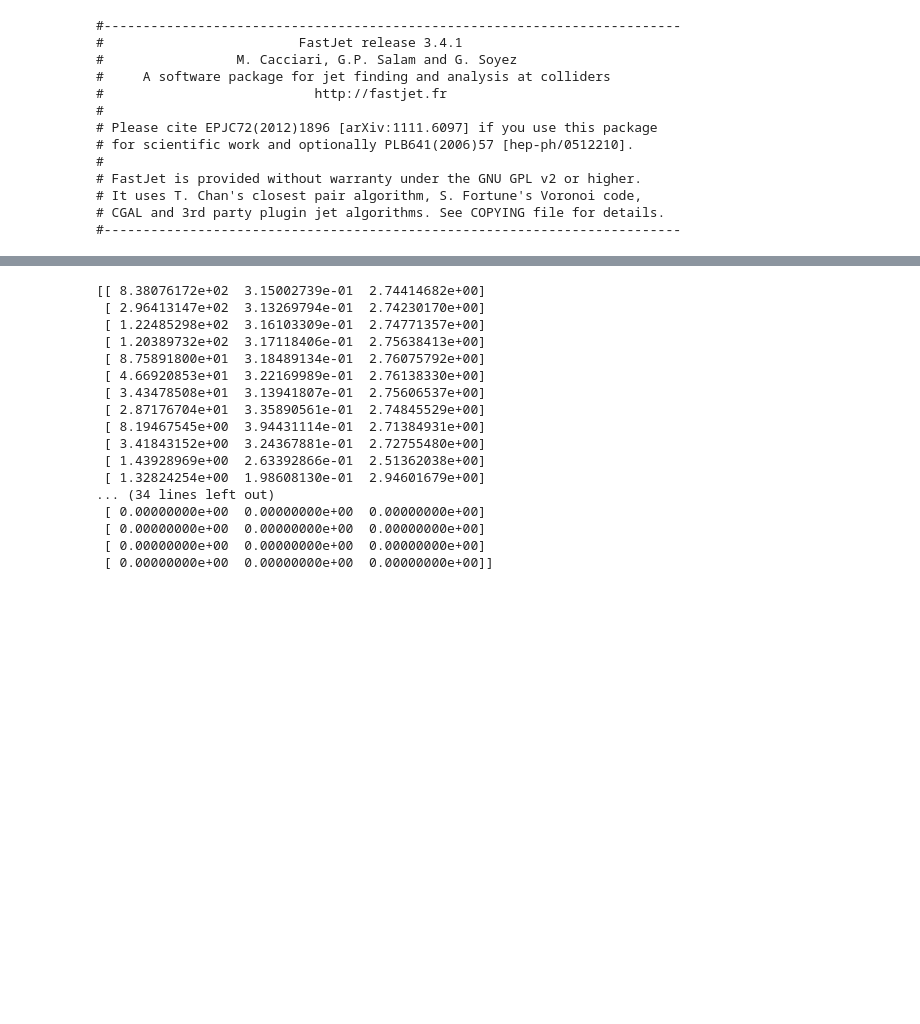
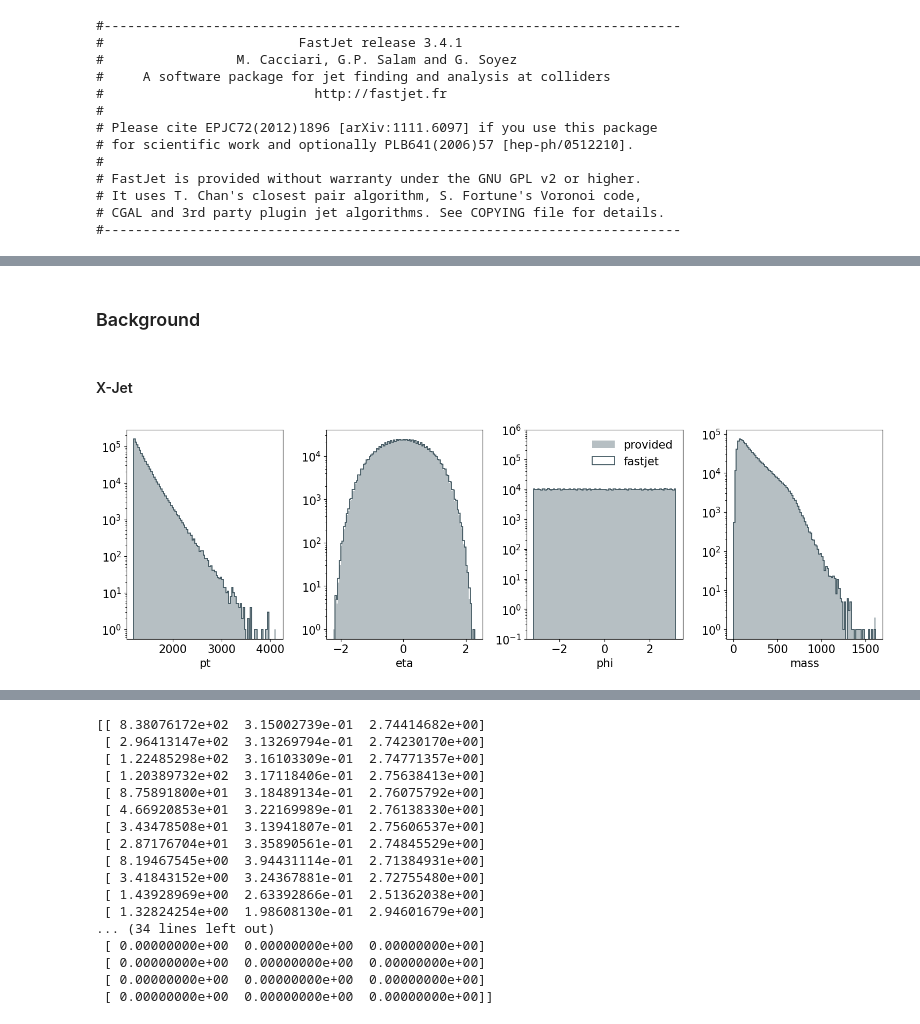
Before and after one commit to ewencedr/FastJet-LHCO, a Jupyter notebook: fastjet_example.ipynb, the cells around one changed output, grey strips where cells are left out. Saved outputs shown, nothing was run; the diff lists cells and outputs as text; code cells hidden in the pictures; blank space fills up the shorter version.

```diff
--- a/fastjet_example.ipynb
+++ b/fastjet_example.ipynb
@@ -216,0 +341,13 @@ print(jets_np.shape)
+# %%
+def to_ptyphim(feats):
+    """  px, py, pz, mj --> pt, eta, phi, mj"""
+    p3 = feats[:, :3]
+    e = np.sqrt(feats[:, 0]**2 + feats[:, 1]**2 + feats[:, 2]**2 + feats[:, 3]**2)
+    p4 = np.concatenate((e[:, None],p3), axis=1)
+    ptyphim = ef.ptyphims_from_p4s(p4, phi_ref=0)
+    return ptyphim
+# %%
+feats_x_background = to_ptyphim(background_feats[:,:4])
+feats_y_background = to_ptyphim(background_feats[:,7:11])
+feats_x_signal = to_ptyphim(signal_feats[:,:4])
+feats_y_signal = to_ptyphim(signal_feats[:,7:11])
@@ -216,0 +356,25 @@ print(jets_np.shape)
+# %%
+jets_x_background = jets_background[:,0]
+jets_y_background = jets_background[:,1]
+jets_x_signal = jets_signal[:,0]
+jets_y_signal = jets_signal[:,1]
+# %% [markdown]
+### Background
+# %% [markdown]
+#### X-Jet
+# %%
+fig, axs = plt.subplots(1, 4, figsize=(15, 5))
+for index,ax in enumerate(axs):
+    hist1 = ax.hist(
+        feats_x_background[:, index], bins=100, label="provided"
+    )
+    ax.set_xlabel(f"{label_map[str(index)]}")
+    ax.hist(jets_x_background[:,index],bins=hist1[1], histtype='step', label="fastjet")
+    ax.set_yscale("log")
+    if index == 2:
+        ax.legend(frameon=False)
+        ax.set_ylim(1e-1, 1e6)
+plt.tight_layout()
+plt.show()
+# %% [output]
+[figure, added]
```
Also changed, not shown: parts of 41 cells of this notebook.
